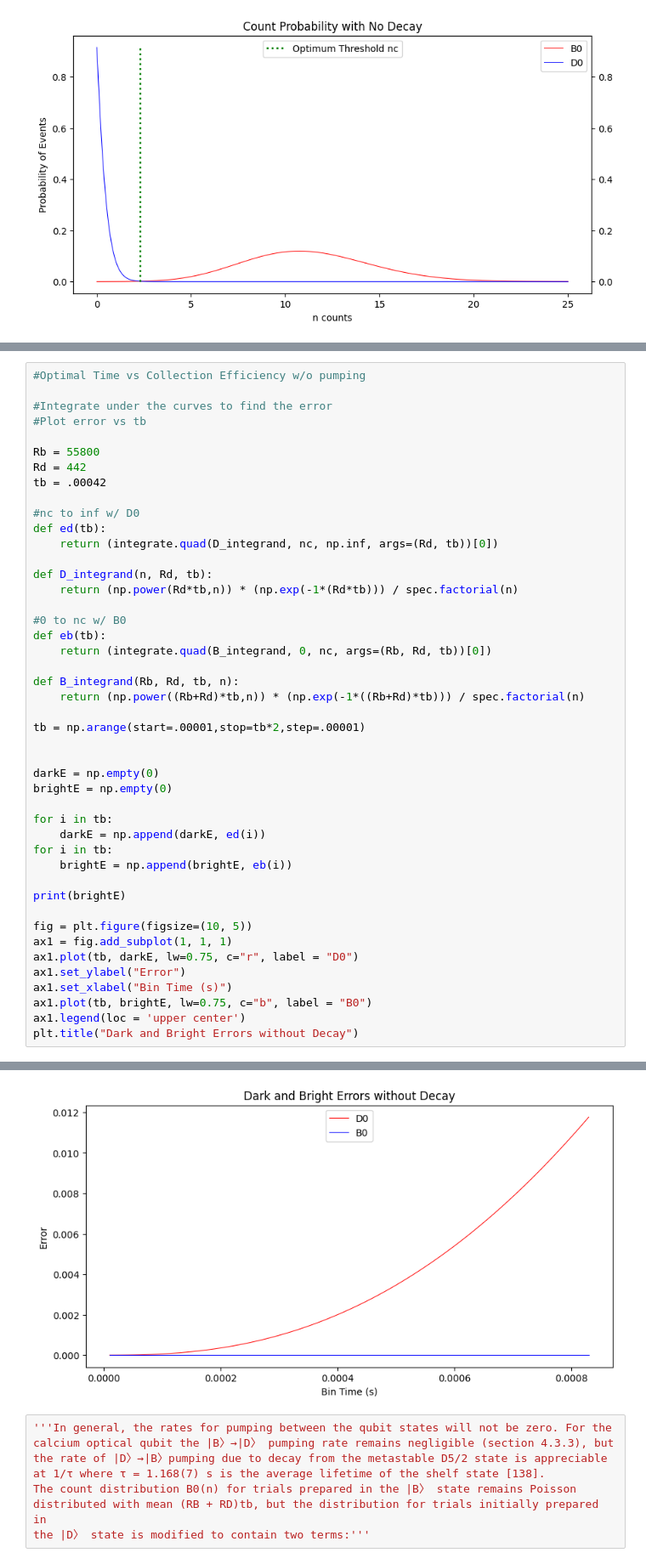
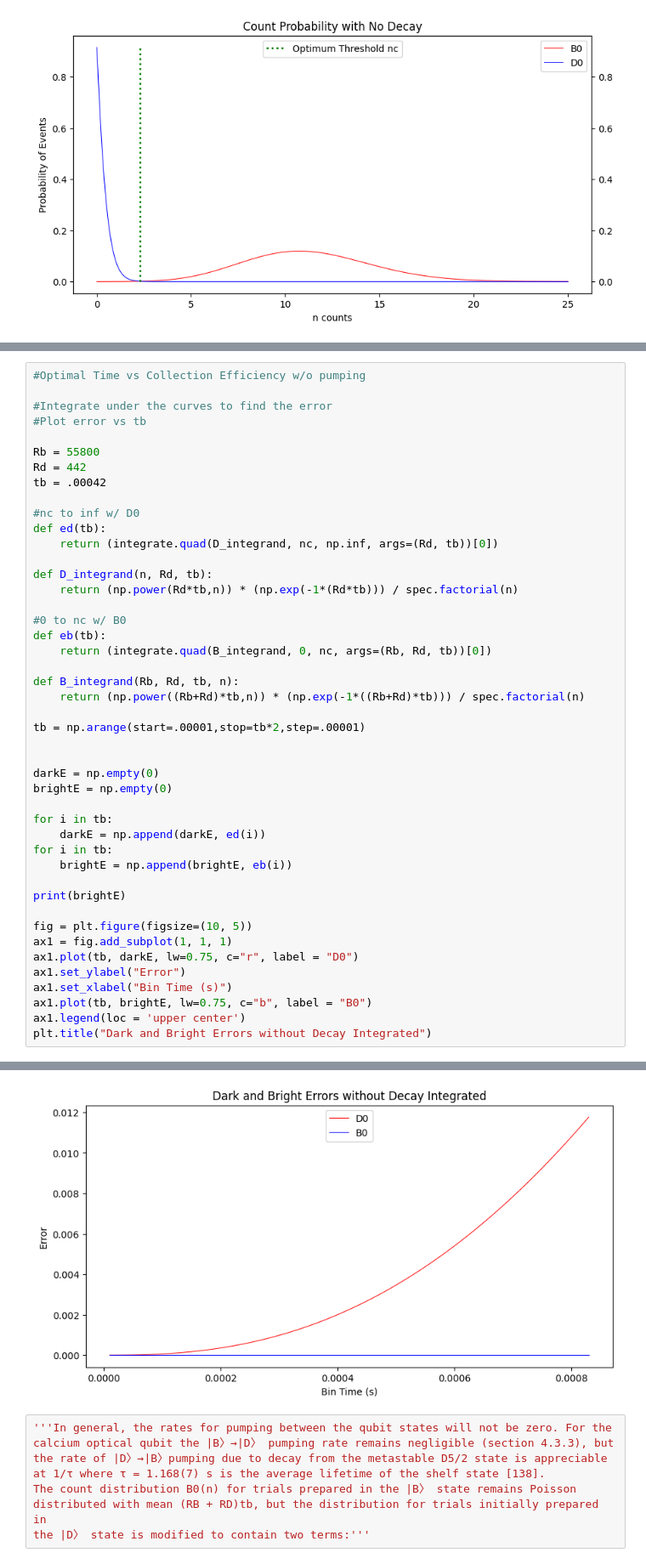
Before and after one commit to seangarn32/Trapped-Ion-Error-Model, a Jupyter notebook: SQR Error Model/Ca40Model.ipynb, the cells around one changed output, grey strips where cells are left out. Shown at 85% size. Saved outputs shown, nothing was run; the diff lists cells and outputs as text.

```diff
--- a/SQR Error Model/Ca40Model.ipynb
+++ b/SQR Error Model/Ca40Model.ipynb
@@ -204,7 +207,7 @@ ax1.set_ylabel("Error")
 ax1.set_xlabel("Bin Time (s)")
 ax1.plot(tb, brightE, lw=0.75, c="b", label = "B0")
 ax1.legend(loc = 'upper center')
-plt.title("Dark and Bright Errors without Decay")
+plt.title("Dark and Bright Errors without Decay Integrated")
 # %% [output]
 [0. 0. 0. 0. 0. 0. 0. 0. 0. 0. 0. 0. 0. 0. 0. 0. 0. 0. 0. 0. 0. 0. 0. 0.
  0. 0. 0. 0. 0. 0. 0. 0. 0. 0. 0. 0. 0. 0. 0. 0. 0. 0. 0. 0. 0. 0. 0. 0.
@@ -214,4 +217,4 @@ Text(0.5, 1.0, 'Dark and Bright Errors without Decay')
-[figure, old version]
+[figure, new version]
 # %%
 '''In general, the rates for pumping between the qubit states will not be zero. For the
 calcium optical qubit the |B〉→|D〉 pumping rate remains negligible (section 4.3.3), but
```
Also changed, not shown: parts of 2 cells of this notebook, 1 other file.
